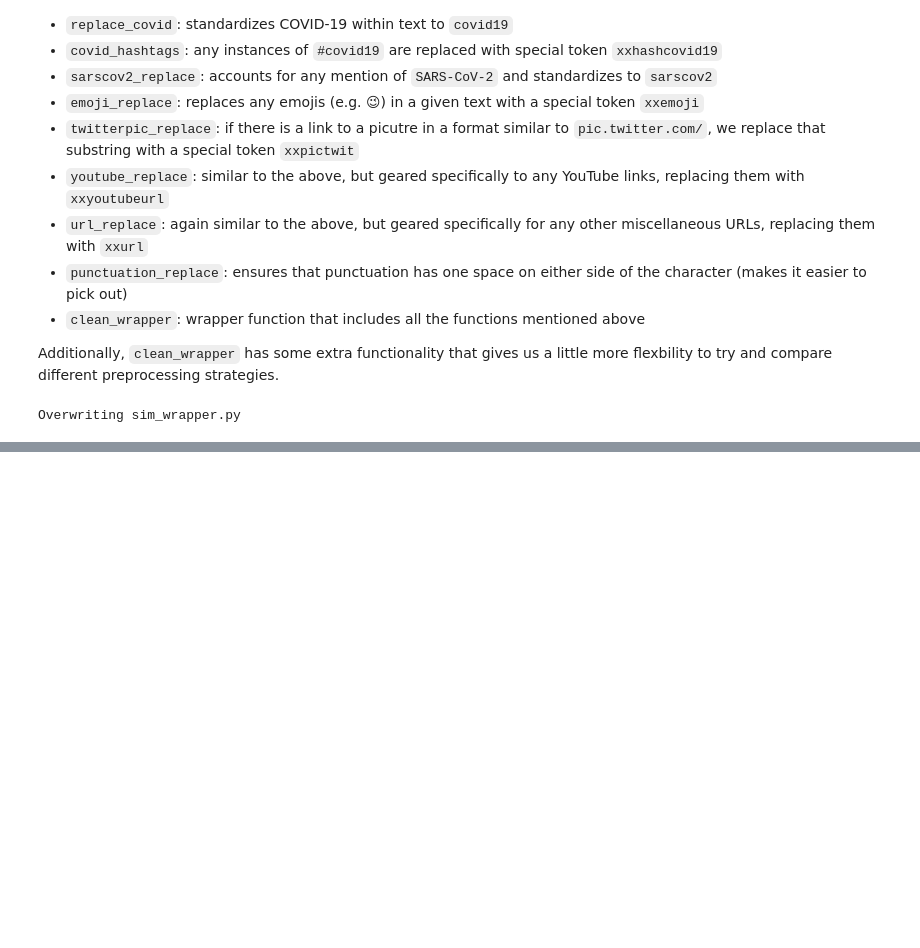
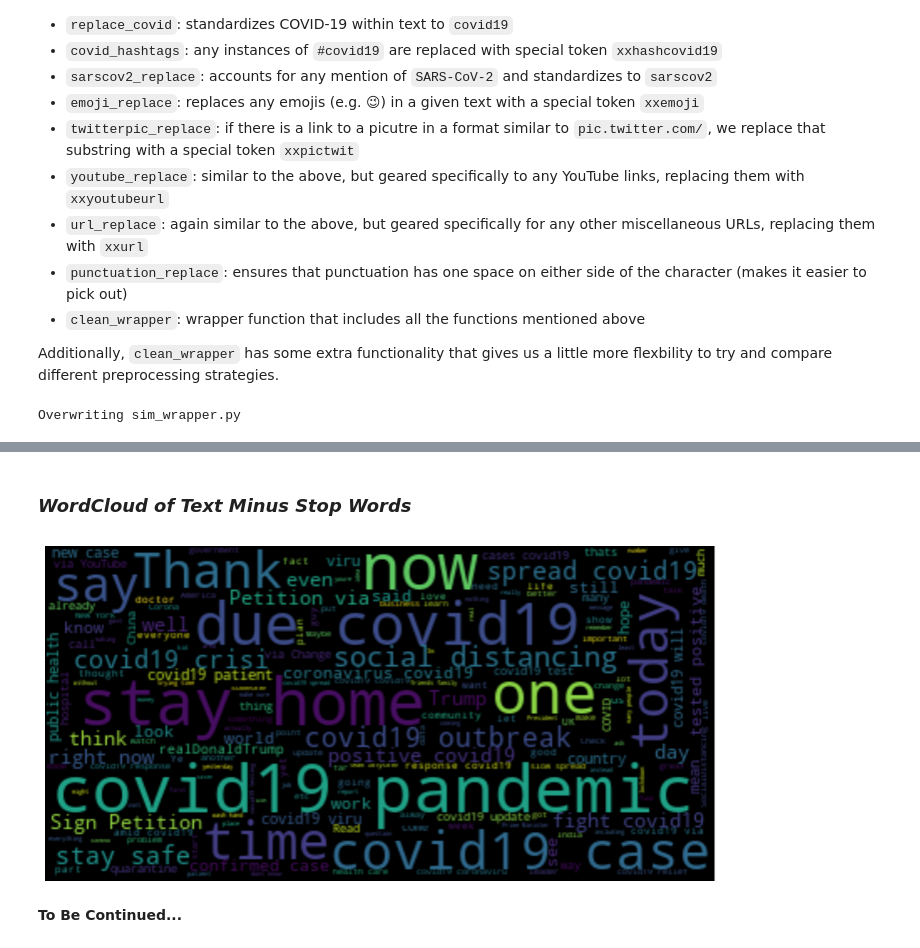
Before and after one commit to earny-joe/covid_disinfo_detect, a Jupyter notebook: experiments/8.2-je-text-normal-token.ipynb, the cells around one changed output, grey strips where cells are left out. Cells and saved outputs as stored; diff of their text form; code cells hidden in the pictures; blank space fills up the shorter version.

```diff
--- a/experiments/8.2-je-text-normal-token.ipynb
+++ b/experiments/8.2-je-text-normal-token.ipynb
@@ -179,0 +378,11 @@ Overwriting sim_wrapper.py
+# %% [markdown]
+### _WordCloud of Text Minus Stop Words_
+# %%
+wordcloud_0324_stop = WordCloud(stopwords=stopwords).generate(text)
+plt.figure(figsize=(12,10))
+plt.imshow(wordcloud_0324_stop, interpolation='bilinear')
+plt.axis('off');
+# %% [output]
+[figure, added]
+# %% [markdown]
+**To Be Continued...**
```
Also changed, not shown: parts of 25 cells of this notebook.
